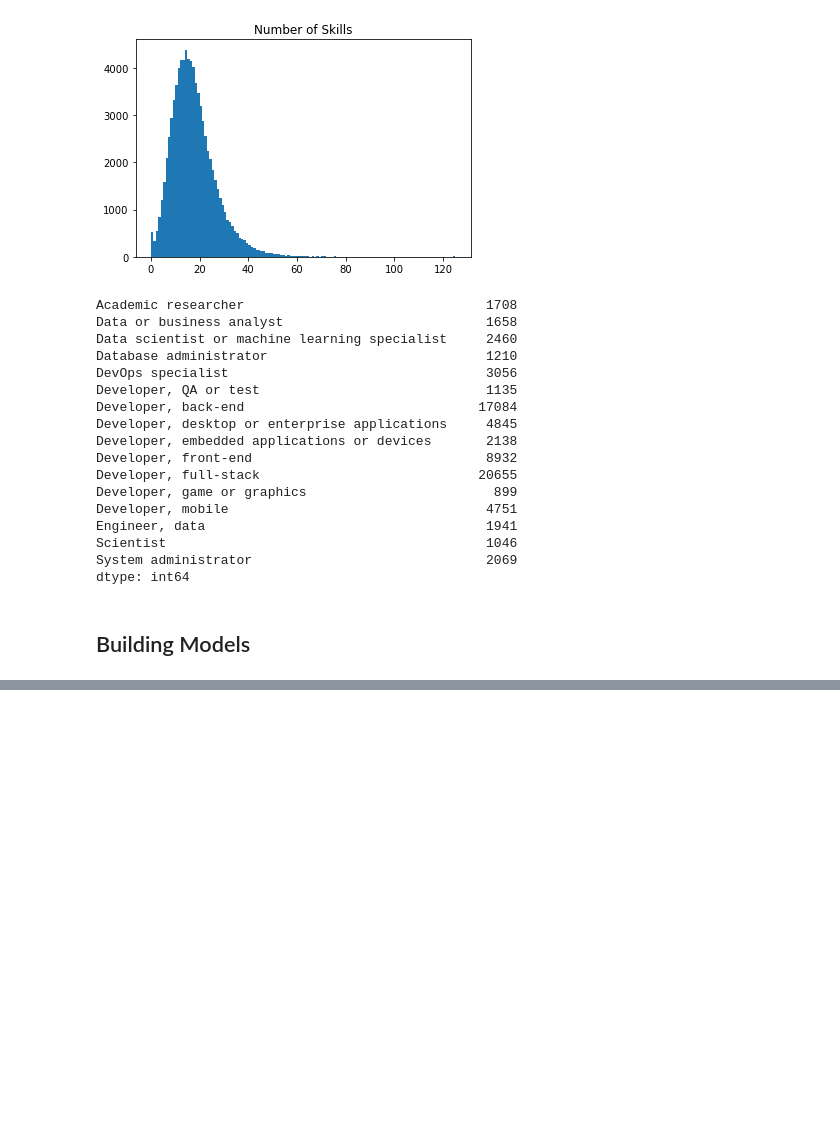
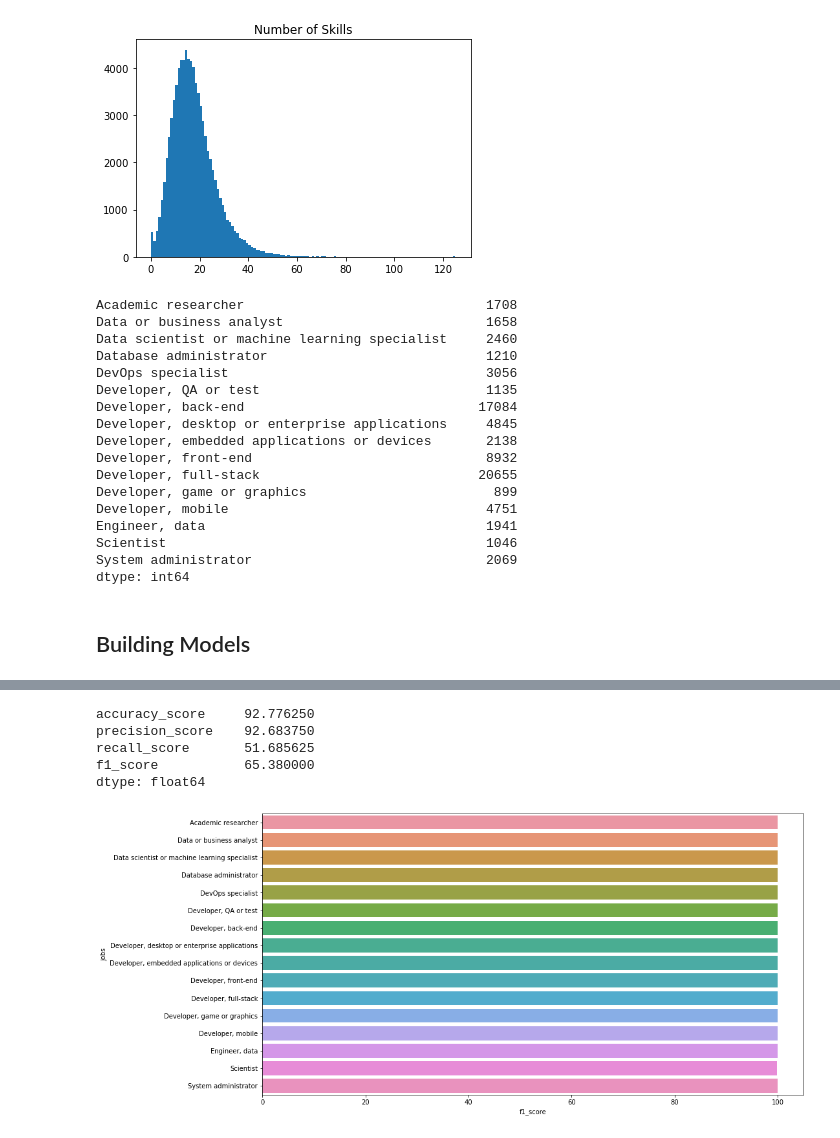
Before and after one commit to MohamedHmamouch/Job-recommendation-system, a Jupyter notebook: Notebook/Model_creation.ipynb, the cells around one changed output, grey strips where cells are left out. Drawn from its saved outputs; the diff is of its cells as text; code cells hidden in the pictures; blank space fills up the shorter version.

```diff
--- a/Notebook/Model_creation.ipynb
+++ b/Notebook/Model_creation.ipynb
@@ -268,0 +374,10 @@ from mlflow.tracking import MlflowClient
+# %%
+rf_pipe=make_pipeline(RobustScaler(),
+                      PCA(n_components=0.95),
+                         RandomForestClassifier(n_jobs=8,
+                                               verbose=1,
+                                               random_state=0))
+
+rf_pipe.fit(X_train.values,Y_train.values)
+
+predictions=pd.DataFrame(rf_pipe.predict(X_train.values),columns=Y_train.columns)
@@ -268,0 +407,17 @@ from mlflow.tracking import MlflowClient
+# %%
+def calculate_preformance(ground_truth, predictions, metric_function, sort_values=False):
+    quality_scores = {}
+    for col in predictions.columns:
+        role_pred  = predictions[col].copy()
+        role_truth = ground_truth[col].copy()
+        quality_scores[col] = round(metric_function(role_truth, role_pred) * 100, 2)
+
+    quality_scores = pd.Series(quality_scores.values(), index=quality_scores.keys())
+    if sort_values:
+        quality_scores = quality_scores.sort_values()
+
+    return quality_scores
+# %%
+train_scores={score.__name__:calculate_preformance(Y_train,predictions,score)
+             for score in [accuracy_score,precision_score,recall_score,f1_score]}
+train_scores=pd.concat(train_scores,axis=1)
@@ -268,0 +456,16 @@ from mlflow.tracking import MlflowClient
+# %%
+print(test_score.mean())
+# %% [output]
+accuracy_score     92.776250
+precision_score    92.683750
+recall_score       51.685625
+f1_score           65.380000
+dtype: float64
+# %%
+plt.figure(figsize=(15,8))
+
+sns.barplot(data=train_scores,y='jobs',x='f1_score')
+
+plt.show()
+# %% [output]
+[figure, added]
```
Also changed, not shown: parts of 24 cells of this notebook.
